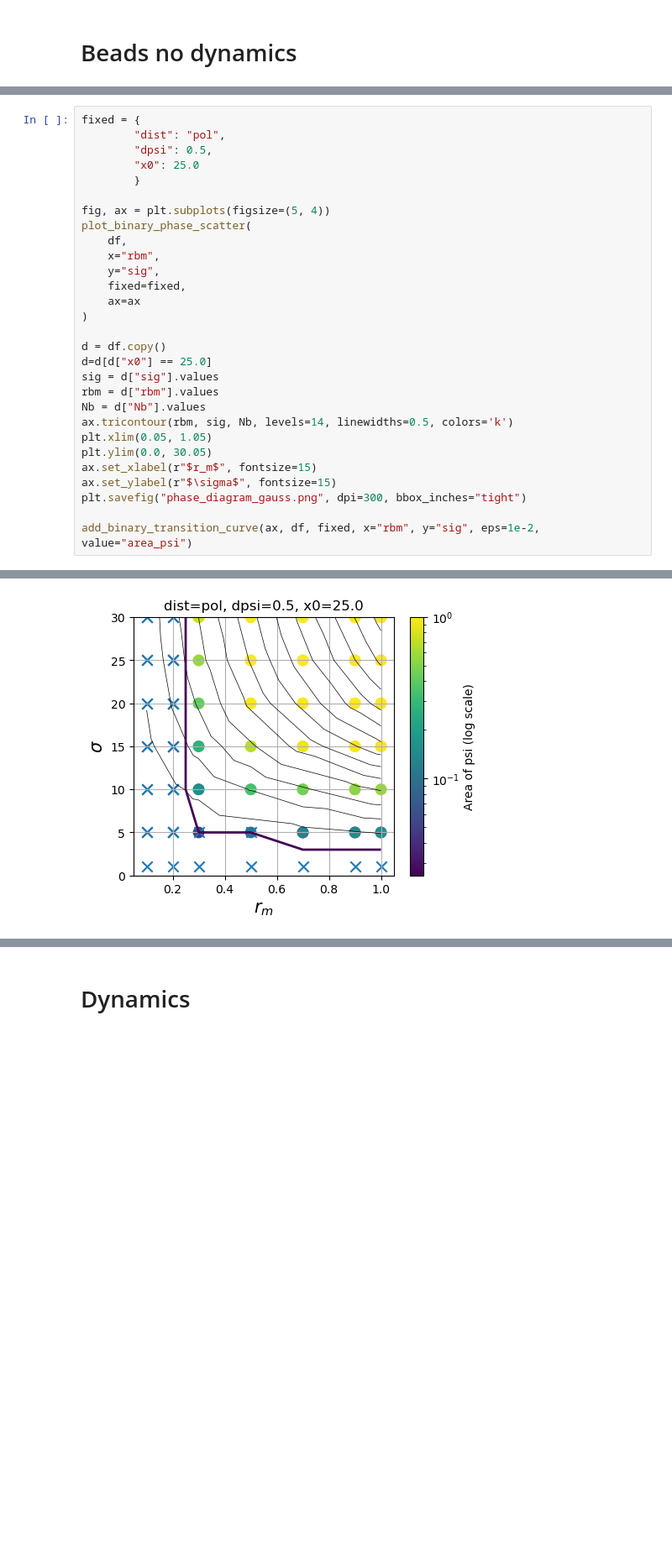
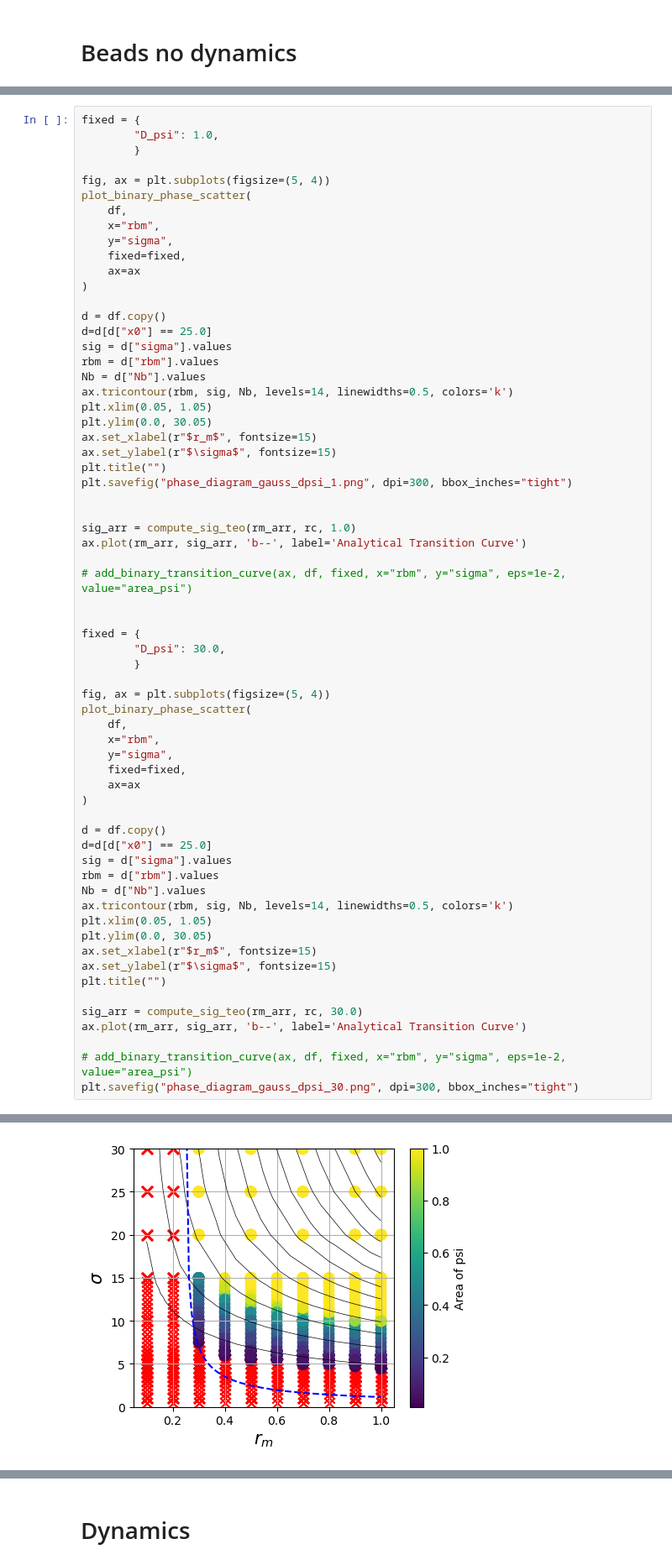
Before and after one commit to pvblop/Memory-Phase-Field-Models, a Jupyter notebook: equation_solver_gauss_dist/analysis_sweep.ipynb, the cells around one changed output, grey strips where cells are left out. Shown at 84% size. Drawn from its saved outputs; the diff is of its cells as text; blank space fills up the shorter version.

```diff
--- a/equation_solver_gauss_dist/analysis_sweep.ipynb
+++ b/equation_solver_gauss_dist/analysis_sweep.ipynb
@@ -350,22 +434,20 @@ x0:
 # %%
 fixed = {
-        "dist": "pol",
-        "dpsi": 0.5,
-        "x0": 25.0
+        "D_psi": 1.0,
         }
 
 fig, ax = plt.subplots(figsize=(5, 4))
 plot_binary_phase_scatter(
     df,
     x="rbm",
-    y="sig",
+    y="sigma",
     fixed=fixed,
     ax=ax
 )
 
 d = df.copy()
 d=d[d["x0"] == 25.0]
-sig = d["sig"].values
+sig = d["sigma"].values
 rbm = d["rbm"].values
 Nb = d["Nb"].values
 ax.tricontour(rbm, sig, Nb, levels=14, linewidths=0.5, colors='k')
@@ -373,7 +455,44 @@ plt.xlim(0.05, 1.05)
 plt.ylim(0.0, 30.05)
 ax.set_xlabel(r"$r_m$", fontsize=15)
 ax.set_ylabel(r"$\sigma$", fontsize=15)
-plt.savefig("phase_diagram_gauss.png", dpi=300, bbox_inches="tight")
+plt.title("")
+plt.savefig("phase_diagram_gauss_dpsi_1.png", dpi=300, bbox_inches="tight")
 
-add_binary_transition_curve(ax, df, fixed, x="rbm", y="sig", eps=1e-2, value="area_psi")
+
+sig_arr = compute_sig_teo(rm_arr, rc, 1.0)
+ax.plot(rm_arr, sig_arr, 'b--', label='Analytical Transition Curve')
+
+# add_binary_transition_curve(ax, df, fixed, x="rbm", y="sigma", eps=1e-2, value="area_psi")
+
+
+fixed = {
+        "D_psi": 30.0,
+        }
+
+fig, ax = plt.subplots(figsize=(5, 4))
+plot_binary_phase_scatter(
+    df,
+    x="rbm",
+    y="sigma",
+    fixed=fixed,
+    ax=ax
+)
+
+d = df.copy()
+d=d[d["x0"] == 25.0]
+sig = d["sigma"].values
+rbm = d["rbm"].values
+Nb = d["Nb"].values
+ax.tricontour(rbm, sig, Nb, levels=14, linewidths=0.5, colors='k')
+plt.xlim(0.05, 1.05)
+plt.ylim(0.0, 30.05)
+ax.set_xlabel(r"$r_m$", fontsize=15)
+ax.set_ylabel(r"$\sigma$", fontsize=15)
+plt.title("")
+
+sig_arr = compute_sig_teo(rm_arr, rc, 30.0)
+ax.plot(rm_arr, sig_arr, 'b--', label='Analytical Transition Curve')
+
+# add_binary_transition_curve(ax, df, fixed, x="rbm", y="sigma", eps=1e-2, value="area_psi")
+plt.savefig("phase_diagram_gauss_dpsi_30.png", dpi=300, bbox_inches="tight")
 # %% [output]
@@ -381 +499 @@ add_binary_transition_curve(ax, df, fixed, x="rbm", y="sig", eps=1e-2, value="ar
-[figure, old version]
+[figure, new version]
```
Also changed, not shown: parts of 7 cells of this notebook, 9 other files.
